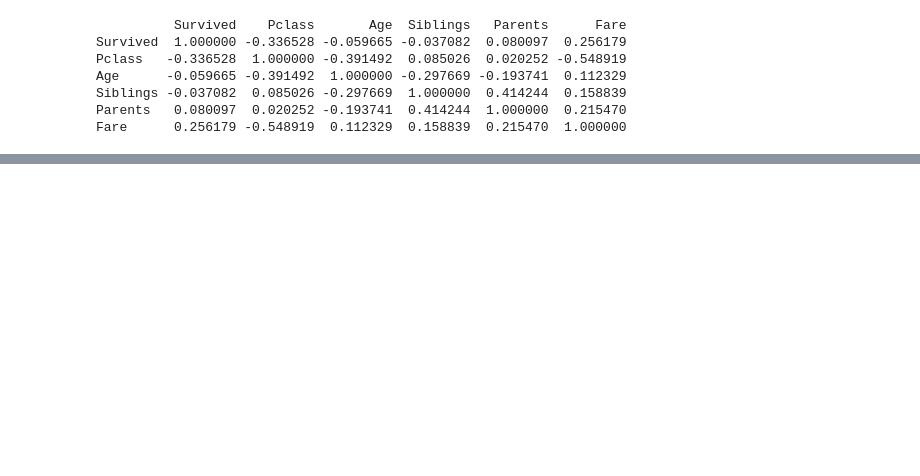
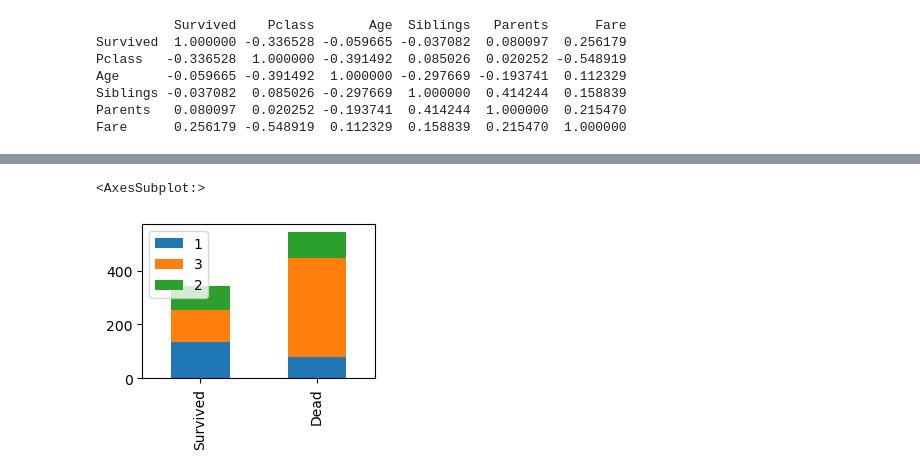
Before and after one commit to axelguerinoctave/M2-ICES-2022-2023, a Jupyter notebook: TP 4.ipynb, the cells around one changed output, grey strips where cells are left out. Cells and saved outputs as stored; diff of their text form; code cells hidden in the pictures; blank space fills up the shorter version.

```diff
--- a/TP 4.ipynb
+++ b/TP 4.ipynb
@@ -66,0 +127,5 @@ Fare      0.256179 -0.548919  0.112329  0.158839  0.215470  1.000000
+# %%
+df.plot(kind = "bar", stacked = True, figsize = (3, 2))
+# %% [output]
+<AxesSubplot:>
+[figure, added]
```
Also changed, not shown: parts of 9 cells of this notebook.
